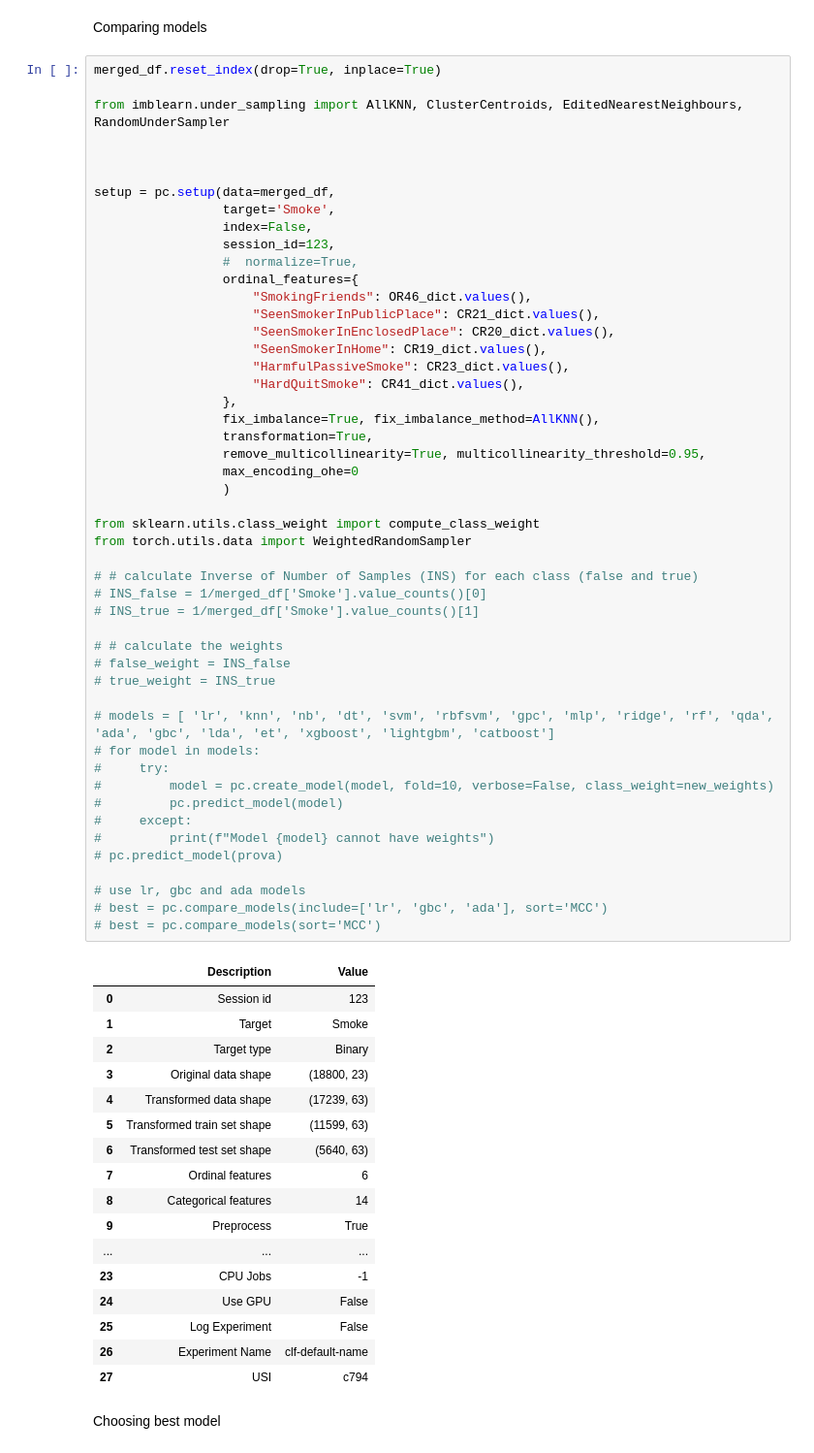
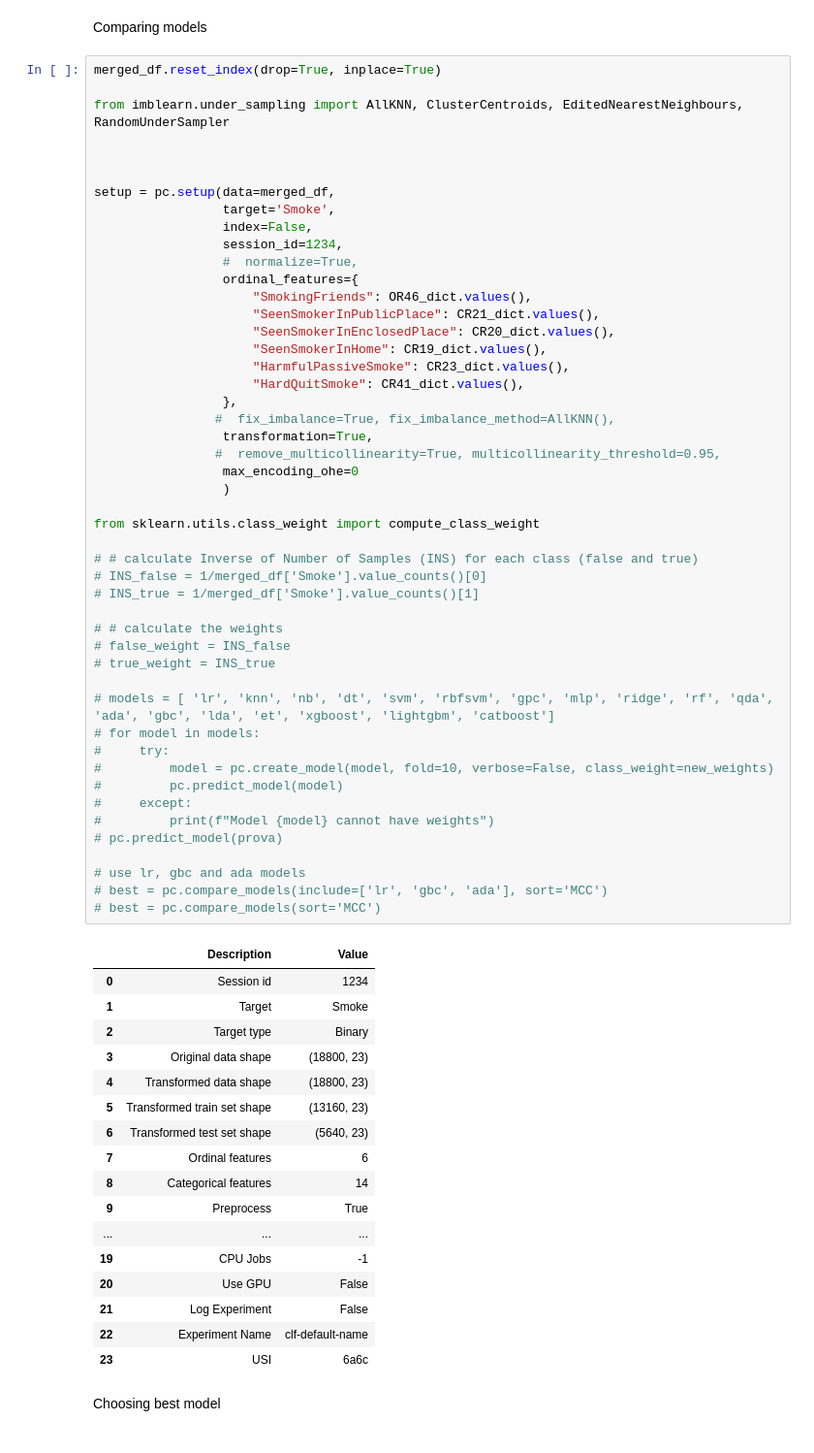
Before and after one commit to frazah/tobacco-analysis, a Jupyter notebook: src/notebooks/youth copy.ipynb, the cells around one changed output. Shown at 97% size. Saved outputs shown, nothing was run; the diff lists cells and outputs as text.

```diff
--- a/src/notebooks/youth copy.ipynb
+++ b/src/notebooks/youth copy.ipynb
@@ -270,7 +270,7 @@ from imblearn.under_sampling import AllKNN, ClusterCentroids, EditedNearestNeigh
 setup = pc.setup(data=merged_df,
                  target='Smoke',
                  index=False,
-                 session_id=123,
+                 session_id=1234,
                  #  normalize=True,
                  ordinal_features={
                      "SmokingFriends": OR46_dict.values(),
@@ -280,53 +280,52 @@ setup = pc.setup(data=merged_df,
                      "HarmfulPassiveSmoke": CR23_dict.values(),
                      "HardQuitSmoke": CR41_dict.values(),
                  },
-                 fix_imbalance=True, fix_imbalance_method=AllKNN(),
+                #  fix_imbalance=True, fix_imbalance_method=AllKNN(),
                  transformation=True,
-                 remove_multicollinearity=True, multicollinearity_threshold=0.95,
+                #  remove_multicollinearity=True, multicollinearity_threshold=0.95,
                  max_encoding_ohe=0
                  )
 
 from sklearn.utils.class_weight import compute_class_weight
-from torch.utils.data import WeightedRandomSampler
 
 # # calculate Inverse of Number of Samples (INS) for each class (false and true)
 # INS_false = 1/merged_df['Smoke'].value_counts()[0]
 # INS_true = 1/merged_df['Smoke'].value_counts()[1]
 
 # # calculate the weights
 # false_weight = INS_false
 # true_weight = INS_true
 
 # models = [ 'lr', 'knn', 'nb', 'dt', 'svm', 'rbfsvm', 'gpc', 'mlp', 'ridge', 'rf', 'qda', 'ada', 'gbc', 'lda', 'et', 'xgboost', 'lightgbm', 'catboost']
 # for model in models:
 #     try:
 #         model = pc.create_model(model, fold=10, verbose=False, class_weight=new_weights)
 #         pc.predict_model(model)
 #     except:
 #         print(f"Model {model} cannot have weights")
 # pc.predict_model(prova)
 
 # use lr, gbc and ada models
 # best = pc.compare_models(include=['lr', 'gbc', 'ada'], sort='MCC')
 # best = pc.compare_models(sort='MCC')
 # %% [output]
 |  | Description | Value |
-| 0 | Session id | 123 |
+| 0 | Session id | 1234 |
 | 1 | Target | Smoke |
 | 2 | Target type | Binary |
 | 3 | Original data shape | (18800, 23) |
-| 4 | Transformed data shape | (17239, 63) |
-| 5 | Transformed train set shape | (11599, 63) |
-| 6 | Transformed test set shape | (5640, 63) |
+| 4 | Transformed data shape | (18800, 23) |
+| 5 | Transformed train set shape | (13160, 23) |
+| 6 | Transformed test set shape | (5640, 23) |
 | 7 | Ordinal features | 6 |
 | 8 | Categorical features | 14 |
 | 9 | Preprocess | True |
 | ... | ... | ... |
-| 23 | CPU Jobs | -1 |
-| 24 | Use GPU | False |
-| 25 | Log Experiment | False |
-| 26 | Experiment Name | clf-default-name |
-| 27 | USI | c794 |
+| 19 | CPU Jobs | -1 |
+| 20 | Use GPU | False |
+| 21 | Log Experiment | False |
+| 22 | Experiment Name | clf-default-name |
+| 23 | USI | 6a6c |
 # %% [markdown]
 Choosing best model
 # %%
```
Also changed, not shown: parts of 2 cells of this notebook, 2 other files.
